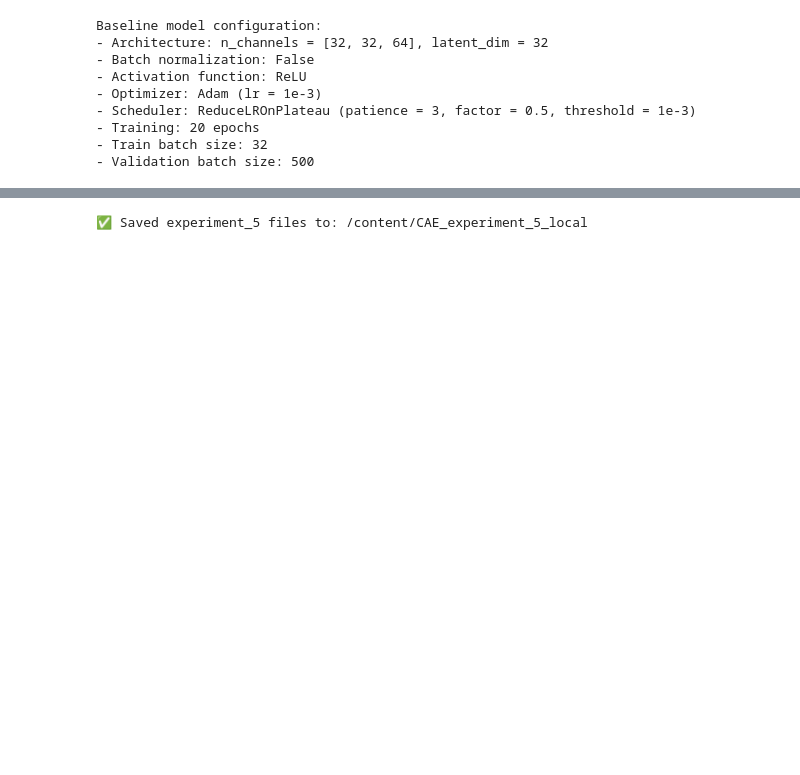
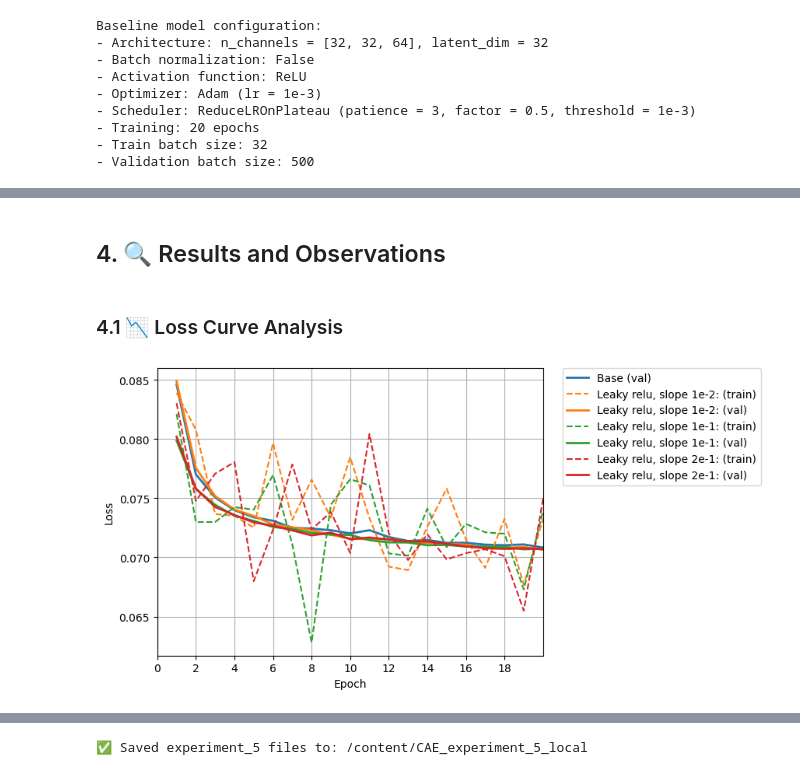
Before and after one commit to vlad-uve/CAE-MNIST, a Jupyter notebook: notebooks/CAE_experiment_5(leaky_relu).ipynb, the cells around one changed output, grey strips where cells are left out. Cells and saved outputs as stored; diff of their text form; code cells hidden in the pictures; blank space fills up the shorter version.

```diff
--- a/notebooks/CAE_experiment_5(leaky_relu).ipynb
+++ b/notebooks/CAE_experiment_5(leaky_relu).ipynb
@@ -180,2 +194,36 @@ Epoch 20 | Train Loss: 0.0736 | Validation Loss: 0.0709
 
 TRAINING IS FINISHED.
+# %% [markdown]
+## 4. 🔍 Results and Observations
+# %% [markdown]
+### 4.1 📉 Loss Curve Analysis
+# %%
+# import base loss
+base_loss = torch.load('/content/CAE-MNIST/outputs/base_model_files/base_loss.pth')
+# %%
+# plot baseeline validation loss
+plot_experiment_history([base_loss], label_list=['Base'])
+
+# plot training and validation losses for experiment 5 models
+plot_experiment_history(
+    loss_list=experiment_5_losses,
+    label_list=[
+        'Leaky relu, slope 1e-2:',
+        'Leaky relu, slope 1e-1:',
+        'Leaky relu, slope 2e-1:'
+    ],
+    color=plt.get_cmap('tab10').colors[1:],
+    to_plot_train=True
+)
+
+# format plot
+plt.xlim(1, base_num_epoch)
+plt.xticks(range(0, base_num_epoch, 2))
+plt.legend(bbox_to_anchor=(1.05, 1), loc='upper left', borderaxespad=0.)
+plt.grid()
+
+# save plot
+plt.savefig("CAE-MNIST/outputs/experiment_5_files/experiment_5_image_loss.png")
+plt.show()
+# %% [output]
+[figure, added]
```
Also changed, not shown: parts of 22 cells of this notebook.
